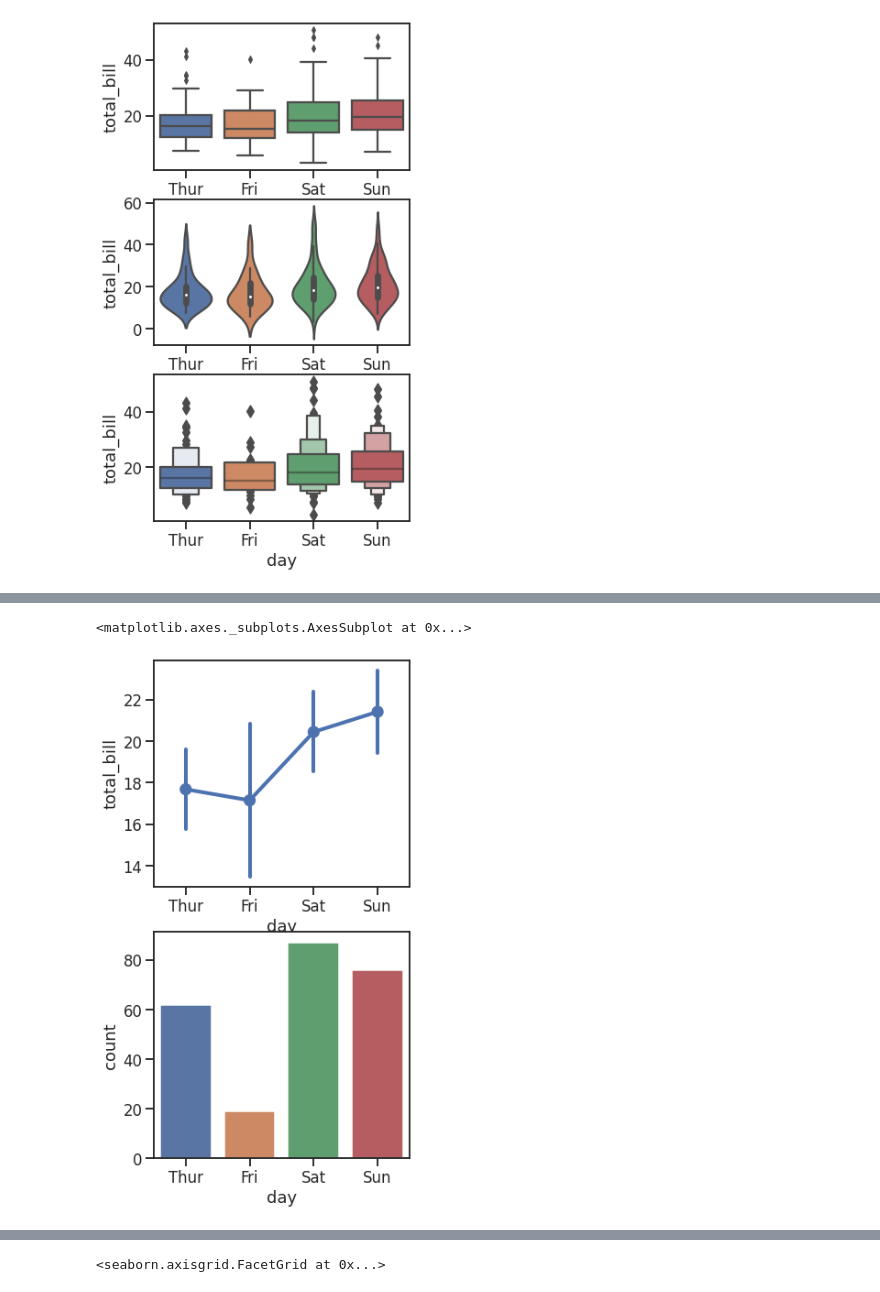
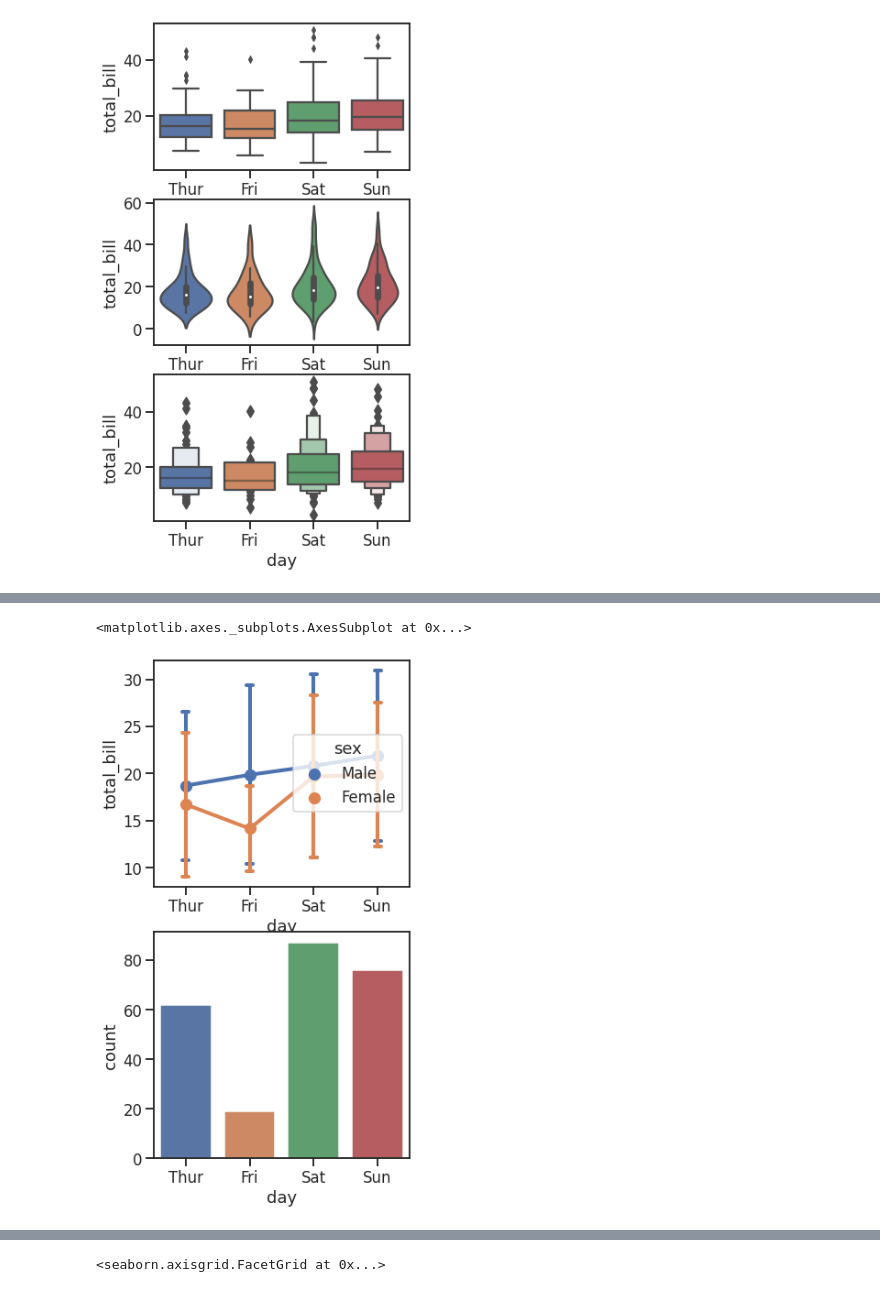
Before and after one commit to Jake0925/Seaborn, a Jupyter notebook: SeabornAll.ipynb, the cells around one changed output, grey strips where cells are left out. Saved outputs shown, nothing was run; the diff lists cells and outputs as text; code cells hidden in the pictures.

```diff
--- a/SeabornAll.ipynb
+++ b/SeabornAll.ipynb
@@ -140,10 +170,12 @@ sns.catplot(data=tips, x='day', y='total_bill',
 # %%
 fig, ax = plt.subplots(nrows=2, ncols=1, figsize=(5,10))
-sns.pointplot(data=tips, x='day', y ='total_bill',ax=ax[0] )
+sns.pointplot(data=tips, x='day', y ='total_bill',hue = 'sex', ax=ax[0],
+              capsize=0.1, # 구간표시되는 수평선의 길이
+              ci='sd') # 표준편차
 sns.countplot(data=tips, x= 'day', ax=ax[1])
 # %% [output]
 <matplotlib.axes._subplots.AxesSubplot at 0x...>
-[figure, old version]
+[figure, new version]
 # %%
 sns.catplot(data=tips, x = 'day', y='total_bill', hue = 'sex',
             col='time')
```
Also changed, not shown: parts of 34 cells of this notebook.
